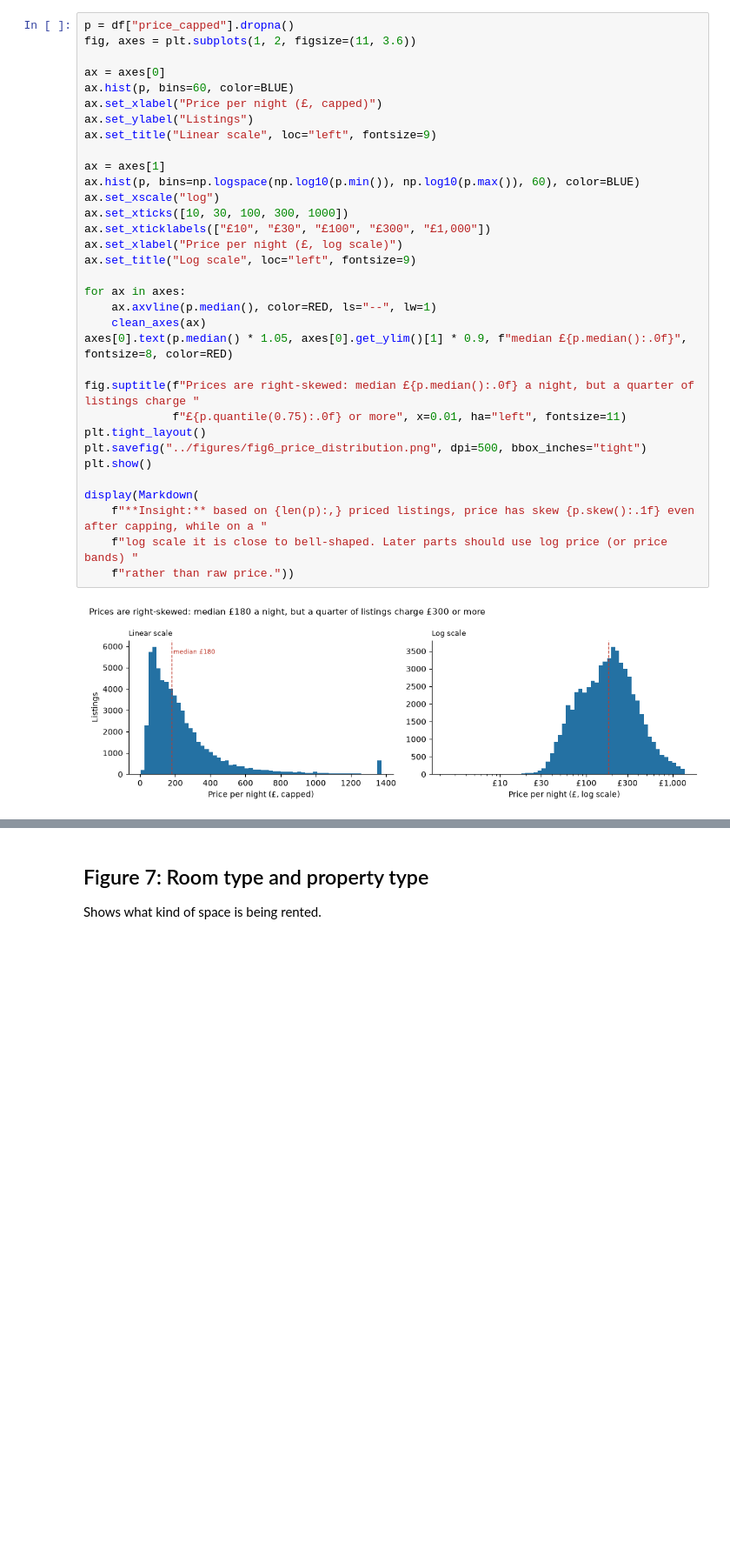
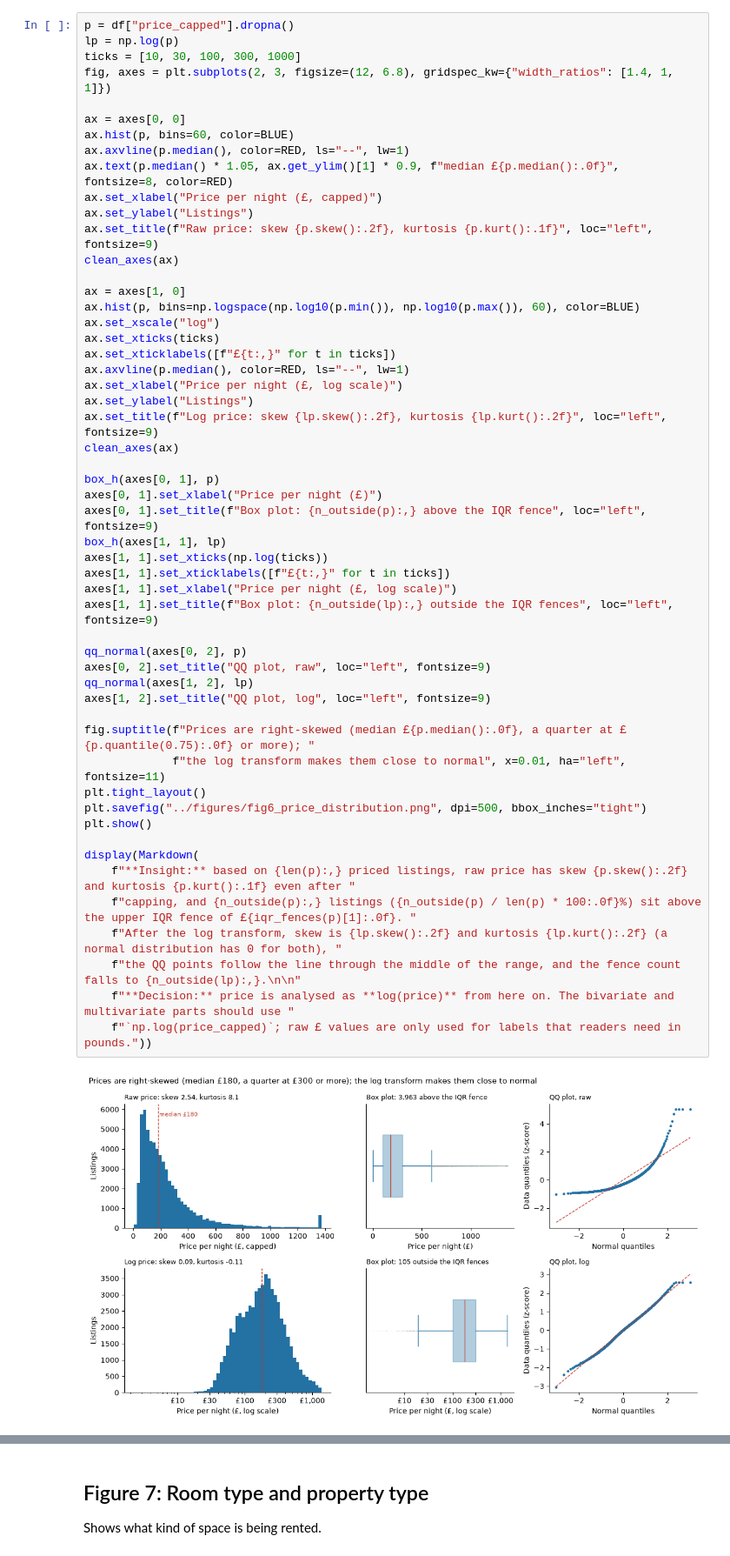
Before and after one commit to varunavy/data230-london-airbnb, a Jupyter notebook: notebooks/02_univariate_ngoc.ipynb, the cells around one changed output, grey strips where cells are left out. Shown at 87% size. Drawn from its saved outputs; the diff is of its cells as text; blank space fills up the shorter version.

```diff
--- a/notebooks/02_univariate_ngoc.ipynb
+++ b/notebooks/02_univariate_ngoc.ipynb
@@ -114,35 +181,55 @@ Uses `price_capped` (top 1% capped in cleaning). Price is missing for 32.8% of l
 # %%
 p = df["price_capped"].dropna()
-fig, axes = plt.subplots(1, 2, figsize=(11, 3.6))
+lp = np.log(p)
+ticks = [10, 30, 100, 300, 1000]
+fig, axes = plt.subplots(2, 3, figsize=(12, 6.8), gridspec_kw={"width_ratios": [1.4, 1, 1]})
 
-ax = axes[0]
+ax = axes[0, 0]
 ax.hist(p, bins=60, color=BLUE)
+ax.axvline(p.median(), color=RED, ls="--", lw=1)
+ax.text(p.median() * 1.05, ax.get_ylim()[1] * 0.9, f"median £{p.median():.0f}", fontsize=8, color=RED)
 ax.set_xlabel("Price per night (£, capped)")
 ax.set_ylabel("Listings")
-ax.set_title("Linear scale", loc="left", fontsize=9)
+ax.set_title(f"Raw price: skew {p.skew():.2f}, kurtosis {p.kurt():.1f}", loc="left", fontsize=9)
+clean_axes(ax)
 
-ax = axes[1]
+ax = axes[1, 0]
 ax.hist(p, bins=np.logspace(np.log10(p.min()), np.log10(p.max()), 60), color=BLUE)
 ax.set_xscale("log")
-ax.set_xticks([10, 30, 100, 300, 1000])
-ax.set_xticklabels(["£10", "£30", "£100", "£300", "£1,000"])
+ax.set_xticks(ticks)
+ax.set_xticklabels([f"£{t:,}" for t in ticks])
+ax.axvline(p.median(), color=RED, ls="--", lw=1)
 ax.set_xlabel("Price per night (£, log scale)")
-ax.set_title("Log scale", loc="left", fontsize=9)
+ax.set_ylabel("Listings")
+ax.set_title(f"Log price: skew {lp.skew():.2f}, kurtosis {lp.kurt():.2f}", loc="left", fontsize=9)
+clean_axes(ax)
 
-for ax in axes:
-    ax.axvline(p.median(), color=RED, ls="--", lw=1)
-    clean_axes(ax)
-axes[0].text(p.median() * 1.05, axes[0].get_ylim()[1] * 0.9, f"median £{p.median():.0f}", fontsize=8, color=RED)
+box_h(axes[0, 1], p)
+axes[0, 1].set_xlabel("Price per night (£)")
+axes[0, 1].set_title(f"Box plot: {n_outside(p):,} above the IQR fence", loc="left", fontsize=9)
+box_h(axes[1, 1], lp)
+axes[1, 1].set_xticks(np.log(ticks))
+axes[1, 1].set_xticklabels([f"£{t:,}" for t in ticks])
+axes[1, 1].set_xlabel("Price per night (£, log scale)")
+axes[1, 1].set_title(f"Box plot: {n_outside(lp):,} outside the IQR fences", loc="left", fontsize=9)
 
-fig.suptitle(f"Prices are right-skewed: median £{p.median():.0f} a night, but a quarter of listings charge "
-             f"£{p.quantile(0.75):.0f} or more", x=0.01, ha="left", fontsize=11)
+qq_normal(axes[0, 2], p)
+axes[0, 2].set_title("QQ plot, raw", loc="left", fontsize=9)
+qq_normal(axes[1, 2], lp)
+axes[1, 2].set_title("QQ plot, log", loc="left", fontsize=9)
+
+fig.suptitle(f"Prices are right-skewed (median £{p.median():.0f}, a quarter at £{p.quantile(0.75):.0f} or more); "
+             f"the log transform makes them close to normal", x=0.01, ha="left", fontsize=11)
 plt.tight_layout()
 plt.savefig("../figures/fig6_price_distribution.png", dpi=500, bbox_inches="tight")
 plt.show()
 
 display(Markdown(
-    f"**Insight:** based on {len(p):,} priced listings, price has skew {p.skew():.1f} even after capping, while on a "
-    f"log scale it is close to bell-shaped. Later parts should use log price (or price bands) "
-    f"rather than raw price."))
+    f"**Insight:** based on {len(p):,} priced listings, raw price has skew {p.skew():.2f} and kurtosis {p.kurt():.1f} even after "
+    f"capping, and {n_outside(p):,} listings ({n_outside(p) / len(p) * 100:.0f}%) sit above the upper IQR fence of £{iqr_fences(p)[1]:.0f}. "
+    f"After the log transform, skew is {lp.skew():.2f} and kurtosis {lp.kurt():.2f} (a normal distribution has 0 for both), "
+    f"the QQ points follow the line through the middle of the range, and the fence count falls to {n_outside(lp):,}.\n\n"
+    f"**Decision:** price is analysed as **log(price)** from here on. The bivariate and multivariate parts should use "
+    f"`np.log(price_capped)`; raw £ values are only used for labels that readers need in pounds."))
 # %% [output]
-[figure, old version]
+[figure, new version]
```
Also changed, not shown: parts of 18 cells of this notebook, 3 other files.
